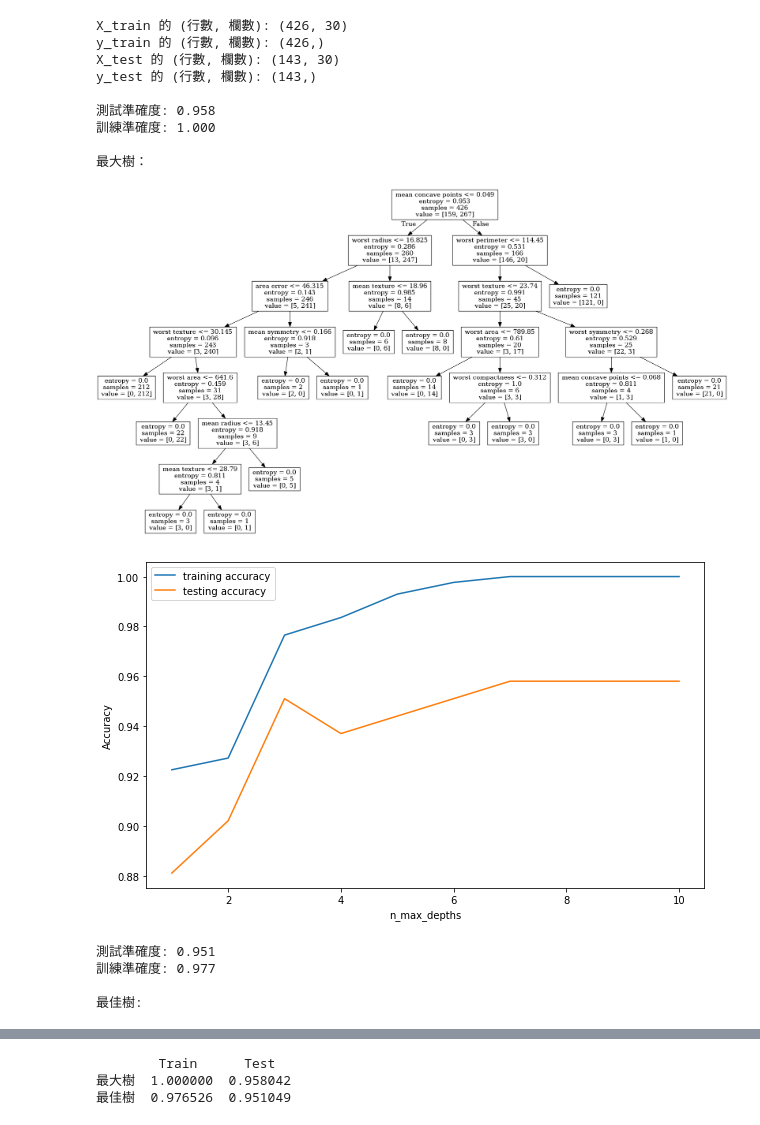
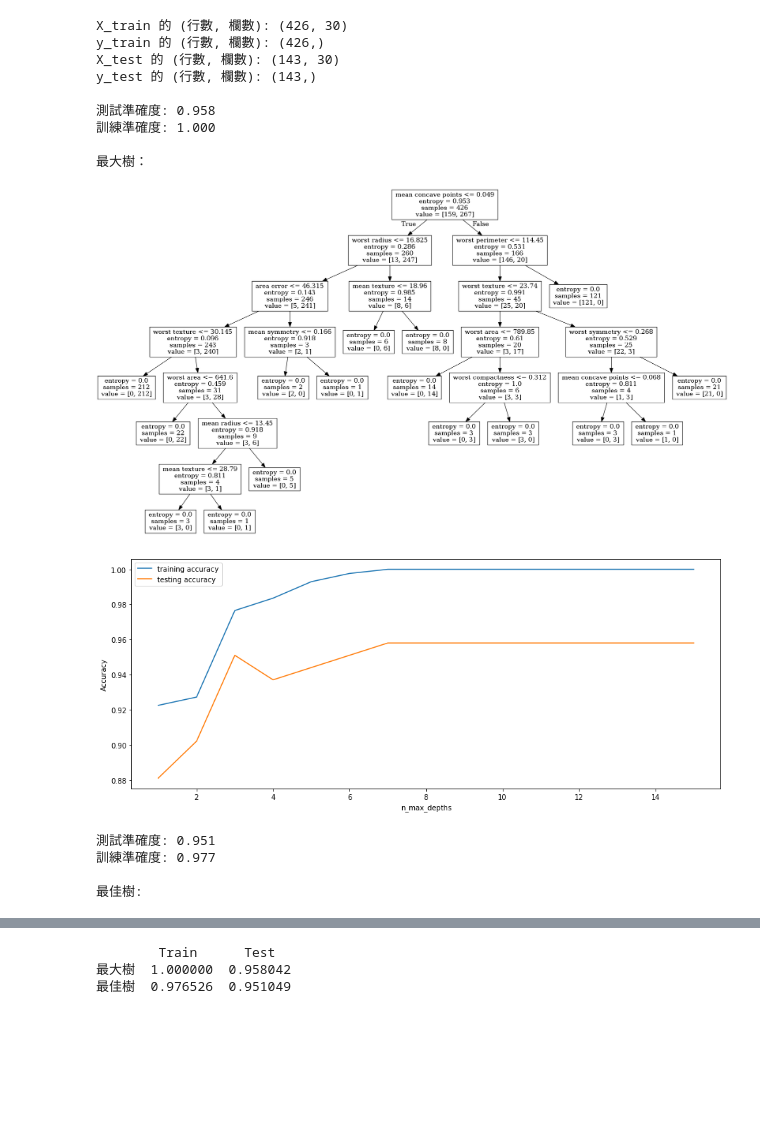
Before and after one commit to tyc105u/Data-Mining-Session, a Jupyter notebook: homework.ipynb, the cells around one changed output, grey strips where cells are left out. Saved outputs shown, nothing was run; the diff lists cells and outputs as text; code cells hidden in the pictures; blank space fills up the shorter version.

```diff
--- a/homework.ipynb
+++ b/homework.ipynb
@@ -65,7 +65,7 @@ display(Image(graph.create_png()))
 training_accuracy= []
 testing_accuracy= []
 #max_depth_setting = **建立可迭代物件，此物件包含1到10的整數** 最大深度從1到10
-for i in range(1, 11): #執行迴圈
+for i in range(1, 16): #執行迴圈
     #建立決策樹，初始化參數設定最大深度(max_depth)為i、隨機狀態(random_state)為0
     clf = tree.DecisionTreeClassifier(criterion = "entropy", max_depth = i, random_state = 0)
     # 在training_accuracy中新增此次迭代建立的模型的訓練準確度
@@ -81,10 +81,10 @@ for i in range(1, 11): #執行迴圈
 #training_accuracy
 #testing_accuracy
 
-max_depth_setting = list(range(1, 11))
+max_depth_setting = list(range(1, 16))
 
 #以下是繪出上面計算的訓練/測試集準確度折線圖
-plt.figure(2,figsize=(10,6))#建立figure
+plt.figure(2,figsize=(15,6))#建立figure
 plt.plot(max_depth_setting, training_accuracy, label="training accuracy")#加入訓練集準確度折線圖
 plt.plot(max_depth_setting, testing_accuracy, label="testing accuracy")#加入測試集準確度折線圖
 plt.ylabel("Accuracy")#加入y軸的lable
@@ -108,34 +108,34 @@ predict_result = dt_best.predict(X_train)
 acc = metrics.accuracy_score(y_train, predict_result)
 dt_best_training_acc = acc
 print("訓練準確度: {:.3f}".format(dt_best_training_acc))
 
 print("\n最佳樹:")
 #以下是繪出最大樹的樹狀圖
 dot_data = StringIO()
 export_graphviz(dt_best, out_file = dot_data, feature_names = breast_cancer_dataset.feature_names)
 graph = pdp.graph_from_dot_data(dot_data.getvalue())
 display(Image(graph.create_png()))
 
 #==============================================================================
 #比較最大樹與最佳樹的模型
 #==============================================================================
 TrainList = [dt_max_training_acc, dt_best_training_acc]
 TestList =  [dt_max_testing_acc, dt_best_testing_acc]
 model_comparison = {'Train': TrainList, 'Test': TestList}
 result = pd.DataFrame(model_comparison, index=['最大樹', '最佳樹'])
 print(result)
 # %% [output]
 X_train 的 (行數, 欄數): (426, 30)
 y_train 的 (行數, 欄數): (426,)
 X_test 的 (行數, 欄數): (143, 30)
 y_test 的 (行數, 欄數): (143,)
 
 測試準確度: 0.958
 訓練準確度: 1.000
 
 最大樹：
 [figure]
-[figure, old version]
+[figure, new version]
 測試準確度: 0.951
 訓練準確度: 0.977
 
```
Also changed, not shown: 1 other file.
